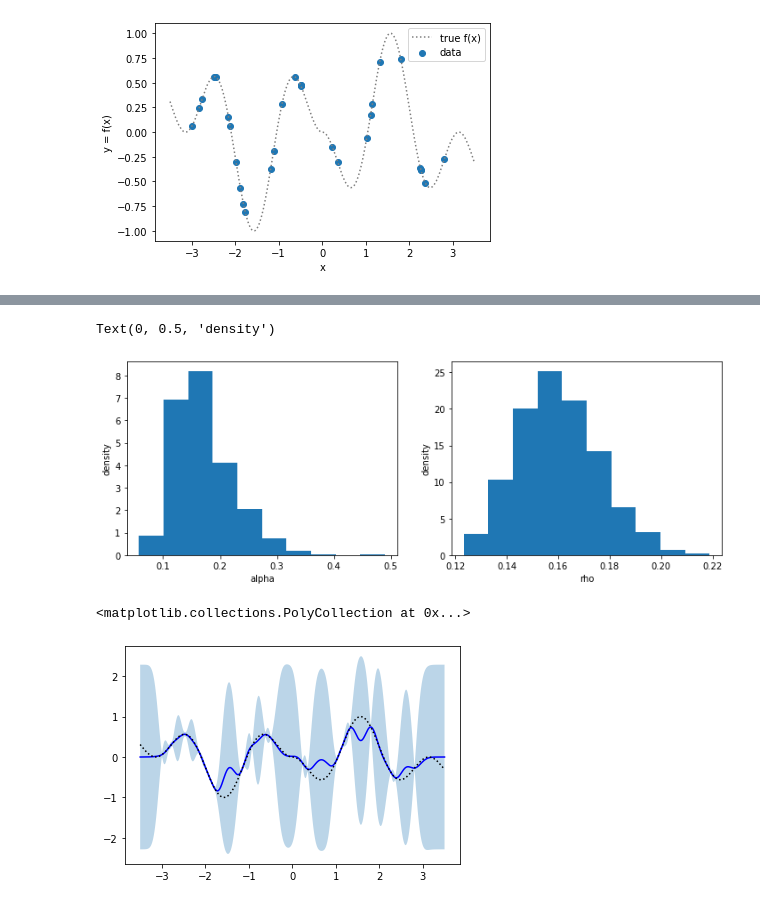
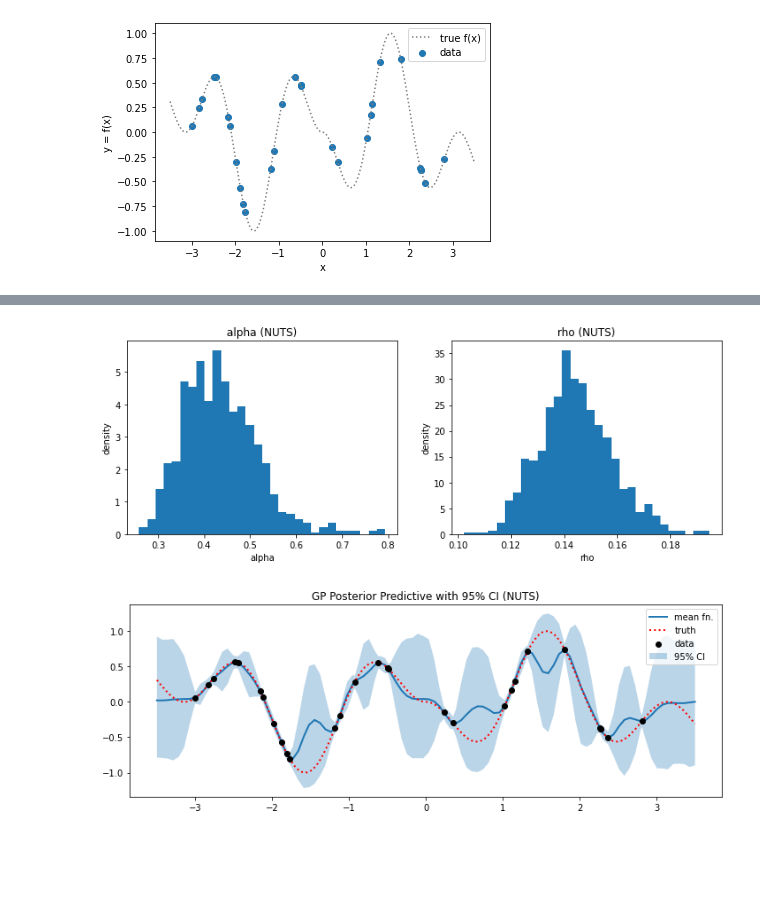
Before and after one commit to luiarthur/TuringBnpBenchmarks, a Jupyter notebook: src/gp/notebooks/gp_pyro.ipynb, the cells around one changed output, grey strips where cells are left out. Saved outputs shown, nothing was run; the diff lists cells and outputs as text; code cells hidden in the pictures; blank space fills up the shorter version.

Commit message:
made pyro example

```diff
--- a/src/gp/notebooks/gp_pyro.ipynb
+++ b/src/gp/notebooks/gp_pyro.ipynb
@@ -79,17 +49,19 @@ plt.legend();
 # %% [output]
 [figure]
 # %%
-# Store data as torch.tensors.
-X = torch.tensor(simdata['x']).reshape(len(simdata['x']), 1)
-y = torch.tensor(simdata['f'])
+def make_gp_model(X, y, noise=torch.tensor(1e-3).sqrt(),
+                  length_prior=dist.LogNormal(-2, 0.1),
+                  variance_prior=dist.LogNormal(0.0, 1.0)):
 
-# Define squared exponential covariance function.
-cov_fn = gp.kernels.RBF(input_dim=1)
+    # Define squared exponential covariance function.
+    cov_fn = gp.kernels.RBF(input_dim=1)
 
-# Define GP regression model.
-gpr = gp.models.GPRegression(X, y, cov_fn, noise=torch.tensor(1e-3))
+    # Define GP regression model.
+    gpr = gp.models.GPRegression(X, y, cov_fn, noise=noise)
 
-# Place priors on GP covariance function parameters.
-gpr.kernel.lengthscale = pyro.nn.PyroSample(dist.LogNormal(-2, 0.1))
-gpr.kernel.variance = pyro.nn.PyroSample(dist.LogNormal(0.0, 1.0))
+    # Place priors on GP covariance function parameters.
+    gpr.kernel.lengthscale = pyro.nn.PyroSample(length_prior)
+    gpr.kernel.variance = pyro.nn.PyroSample(variance_prior)
+
+    return gpr
 # %%
@@ -109,15 +89,22 @@ KeyboardInterrupt:
 # %%
+%%time
+
 ### NUTS ###
 pyro.clear_param_store()
 
 # Set random seed for reproducibility.
 pyro.set_rng_seed(1)
 
+# Make GP model for NUTS
+nuts_gpr = make_gp_model(X, y)
+
 # Set up NUTS sampler.
-kernel = NUTS(gpr.model, target_accept_prob=0.8)
+kernel = NUTS(nuts_gpr.model, target_accept_prob=0.8)
 nuts = MCMC(kernel, num_samples=1000, warmup_steps=1000)
 %time nuts.run()
 
 # Get posterior samples
 nuts_posterior_samples = nuts.get_samples()
+nuts_posterior_samples = dict(rho=nuts_posterior_samples['kernel.lengthscale'].numpy(),
+                              alpha=nuts_posterior_samples['kernel.variance'].sqrt().numpy())
 # %% [output]
@@ -126,32 +115,8 @@ Wall time: 25.1 s
-# %%
-plt.figure(figsize=(12, 4))
-
-plt.subplot(1, 2, 1)
-plt.hist(nuts_posterior_samples['kernel.variance'], density=True)
-plt.xlabel('alpha')
-plt.ylabel('density');
-
-plt.subplot(1, 2, 2)
-plt.hist(nuts_posterior_samples['kernel.lengthscale'], density=True)
-plt.xlabel('rho')
-plt.ylabel('density')
-# %% [output]
-Text(0, 0.5, 'density')
-[figure, removed]
-# %%
-X_new = torch.tensor(simdata['x_true'])
-X_new = X_new.reshape(X_new.shape[0], 1)
-
-mean, cov = gpr(X_new)
-mean = mean.detach()
-cov = cov.detach()
-
-# FIXME: These are not right.
-plt.plot(X_new.numpy()[:, 0], mean.numpy(), c='blue')
-plt.plot(X_new.numpy()[:, 0], simdata['f_true'], c='black', ls=':')
-plt.fill_between(X_new.numpy()[:, 0],
-                 mean.detach().numpy() + 2 * cov.sqrt().numpy(),
-                 mean.detach().numpy() - 2 * cov.sqrt().numpy(), alpha=0.3)
-# %% [output]
-<matplotlib.collections.PolyCollection at 0x...>
-[figure, removed]
+# %%
+# Plot posterior for NUTS
+gp_plot_util.make_plots(nuts_posterior_samples, suffix="NUTS",
+                        x=np.array(simdata['x']), y=np.array(simdata['f']),
+                        x_true=simdata['x_true'], f_true=simdata['f_true'])
+# %% [output]
+[figure, added]
+[figure, added]
```
Also changed, not shown: parts of 9 cells of this notebook, 4 other files.
